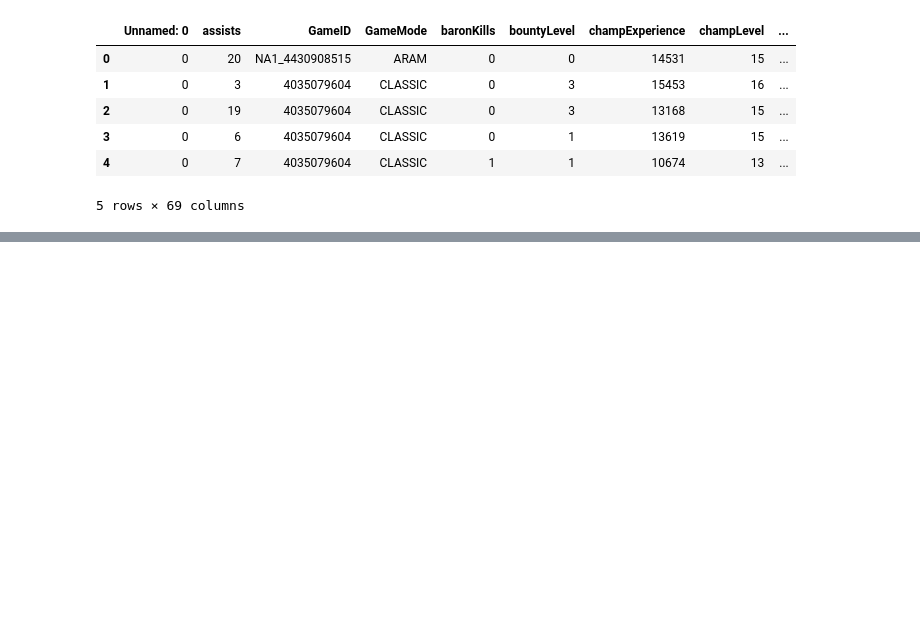
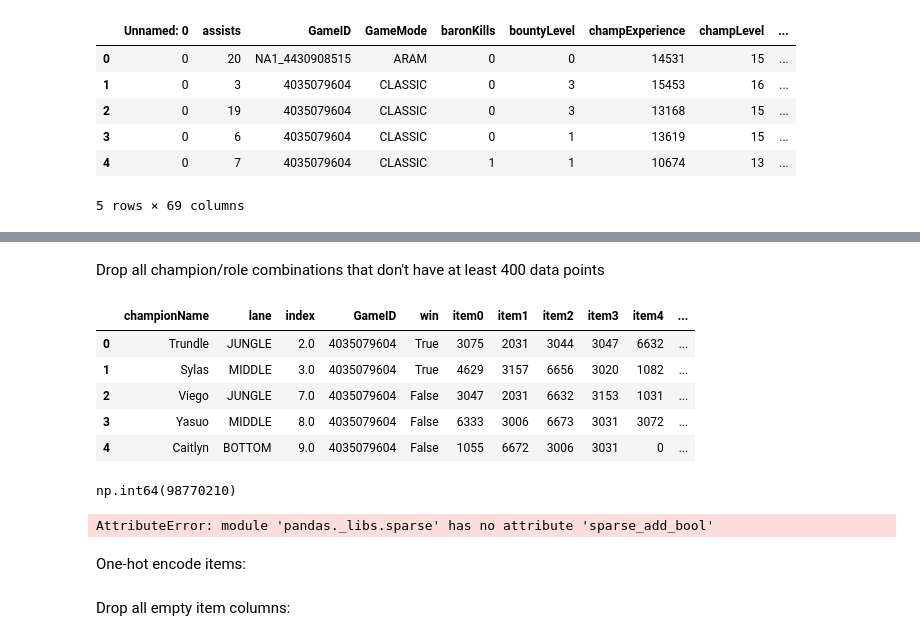
Before and after one commit to greenbird76/DSCI235_Final_Project, a Jupyter notebook: Data_Collection.ipynb, the cells around one changed output, grey strips where cells are left out. Cells and saved outputs as stored; diff of their text form; code cells hidden in the pictures; blank space fills up the shorter version.

Commit message:
prepared one hot encoder

```diff
--- a/Data_Collection.ipynb
+++ b/Data_Collection.ipynb
@@ -38,0 +48,35 @@ col_to_copy=['GameID','assists','deaths','kills']
+# %% [markdown]
+Drop all champion/role combinations that don't have at least 400 data points
+# %%
+#this just makes sure masking will work properly in the next code block
+only_rel.reset_index(inplace=True)
+only_rel.set_index(['championName','lane'],inplace=True)
+
+#make a new dataframe with only workable sample sizes
+large = only_rel[only_rel.groupby(['championName','lane']).count()>400].dropna().copy()
+large=large.astype({'item0': 'int64','item1': 'int64','item2': 'int64','item3': 'int64','item4': 'int64','item5': 'int64','item6': 'int64'})
+large.reset_index(inplace=True)
+pd.DataFrame.head(large)
+# %% [output]
+|  | championName | lane | index | GameID | win | item0 | item1 | item2 | item3 | item4 | ... |
+| 0 | Trundle | JUNGLE | 2.0 | 4035079604 | True | 3075 | 2031 | 3044 | 3047 | 6632 | ... |
+| 1 | Sylas | MIDDLE | 3.0 | 4035079604 | True | 4629 | 3157 | 6656 | 3020 | 1082 | ... |
+| 2 | Viego | JUNGLE | 7.0 | 4035079604 | False | 3047 | 2031 | 6632 | 3153 | 1031 | ... |
+| 3 | Yasuo | MIDDLE | 8.0 | 4035079604 | False | 6333 | 3006 | 6673 | 3031 | 3072 | ... |
+| 4 | Caitlyn | BOTTOM | 9.0 | 4035079604 | False | 1055 | 6672 | 3006 | 3031 | 0 | ... |
+# %%
+large['item5'].sum()
+# %% [output]
+np.int64(98770210)
+# %%
+#create a list of all item ids for one-hot encoding
+i1 = pd.concat([large['item0'],large['item1'],large['item2'],large['item3'],large['item4'],large['item5'],large['item6']])
+items = np.unique(i1,0)
+
+#one-hot encode them
+items_encoded=(pd.get_dummies(large['item0'],columns=items,sparse=True)+pd.get_dummies(large['item6'],columns=items,sparse=True))
+pd.DataFrame.head(items_encoded)
+#items_encoded.isna().any().sum()
+items_encoded.shape
+# %% [output]
+AttributeError: module 'pandas._libs.sparse' has no attribute 'sparse_add_bool'
@@ -38,0 +88,4 @@ col_to_copy=['GameID','assists','deaths','kills']
+# %% [markdown]
+One-hot encode items:
+# %% [markdown]
+Drop all empty item columns:
```
Also changed, not shown: parts of 6 cells of this notebook.
